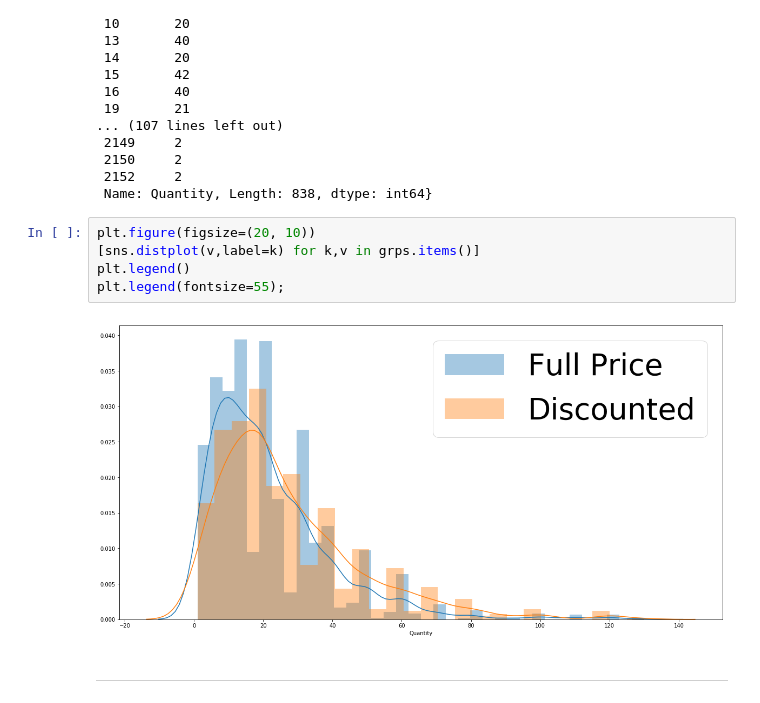
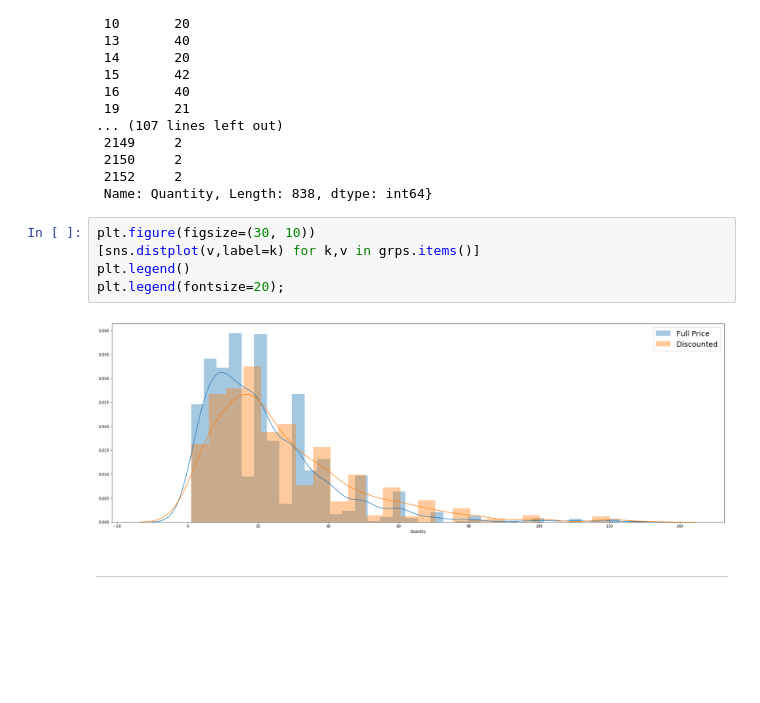
Before and after one commit to Sue-Mir/Module2_Project_Hypothesis_Testing, a Jupyter notebook: Student_Hypothesis_I.ipynb, the cells around one changed output. Drawn from its saved outputs; the diff is of its cells as text; blank space fills up the shorter version.

```diff
--- a/Student_Hypothesis_I.ipynb
+++ b/Student_Hypothesis_I.ipynb
@@ -216,12 +215,12 @@ grps
  2152     2
  Name: Quantity, Length: 838, dtype: int64}
 # %%
-plt.figure(figsize=(20, 10))
+plt.figure(figsize=(30, 10))
 [sns.distplot(v,label=k) for k,v in grps.items()]
 plt.legend()
-plt.legend(fontsize=55);
+plt.legend(fontsize=20);
 # %% [output]
-[figure, old version]
+[figure, new version]
 # %% [markdown]
 ********************************
 # %% [markdown]
```
Also changed, not shown: parts of 62 cells of this notebook.
